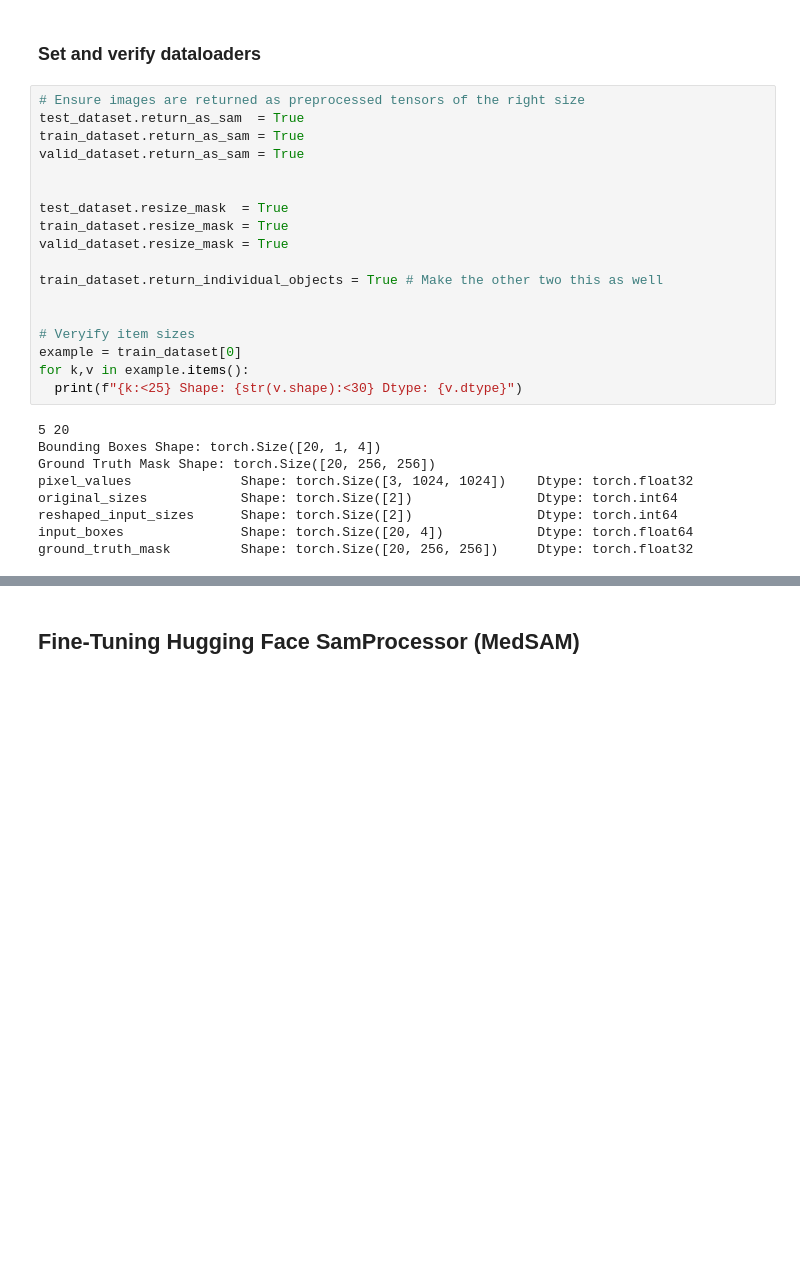
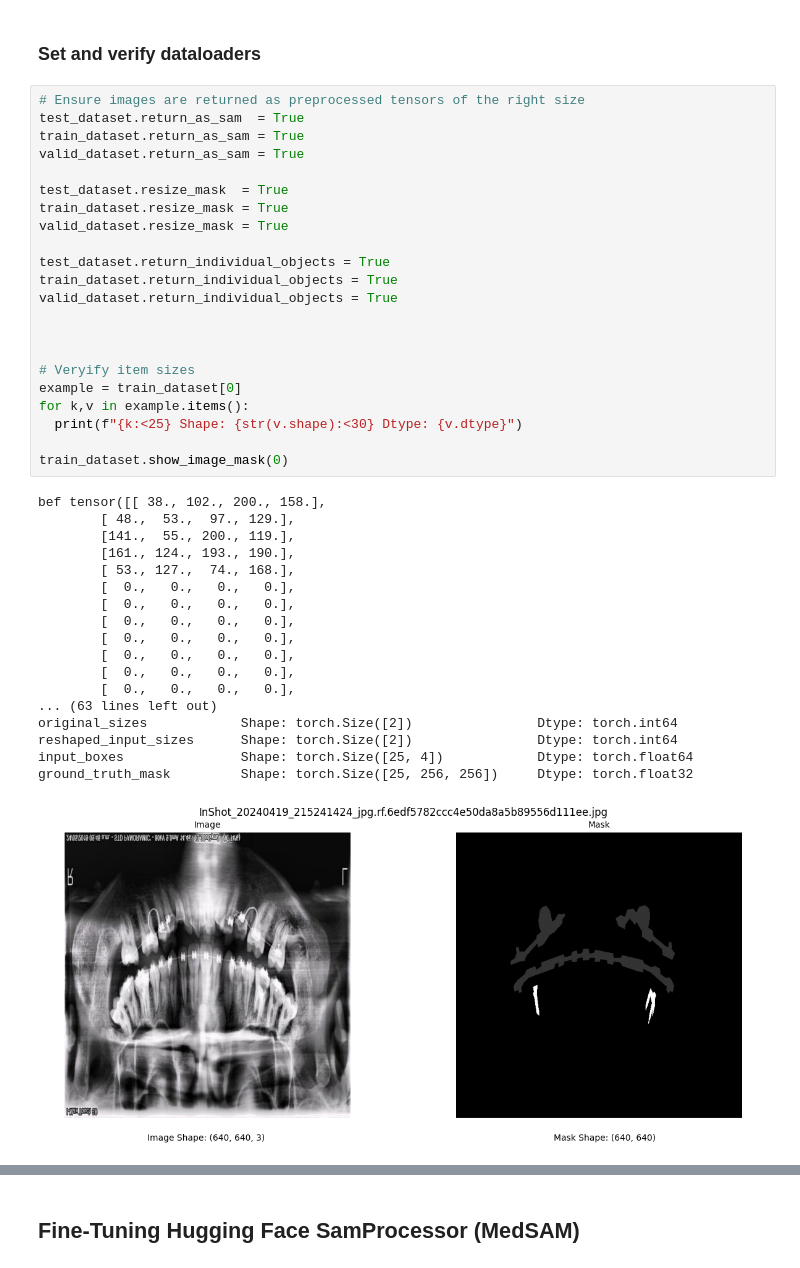
Before and after one commit to OSmith132/Automated-Dental-Segmentation, a Jupyter notebook: MedSAM_main.ipynb, the cells around one changed output, grey strips where cells are left out. Saved outputs shown, nothing was run; the diff lists cells and outputs as text; blank space fills up the shorter version.

```diff
--- a/MedSAM_main.ipynb
+++ b/MedSAM_main.ipynb
@@ -215,30 +214,44 @@ KeyboardInterrupt:
 # %%
 # Ensure images are returned as preprocessed tensors of the right size
 test_dataset.return_as_sam  = True
 train_dataset.return_as_sam = True
 valid_dataset.return_as_sam = True
 
-
 test_dataset.resize_mask  = True
 train_dataset.resize_mask = True
 valid_dataset.resize_mask = True
 
-train_dataset.return_individual_objects = True # Make the other two this as well
+test_dataset.return_individual_objects = True
+train_dataset.return_individual_objects = True
+valid_dataset.return_individual_objects = True
+
 
 
 # Veryify item sizes
 example = train_dataset[0]
 for k,v in example.items():
   print(f"{k:<25} Shape: {str(v.shape):<30} Dtype: {v.dtype}")
+
+train_dataset.show_image_mask(0)
 # %% [output]
-5 20
-Bounding Boxes Shape: torch.Size([20, 1, 4])
-Ground Truth Mask Shape: torch.Size([20, 256, 256])
-pixel_values              Shape: torch.Size([3, 1024, 1024])    Dtype: torch.float32
+bef tensor([[ 38., 102., 200., 158.],
+        [ 48.,  53.,  97., 129.],
+        [141.,  55., 200., 119.],
+        [161., 124., 193., 190.],
+        [ 53., 127.,  74., 168.],
+        [  0.,   0.,   0.,   0.],
+        [  0.,   0.,   0.,   0.],
+        [  0.,   0.,   0.,   0.],
+        [  0.,   0.,   0.,   0.],
+        [  0.,   0.,   0.,   0.],
+        [  0.,   0.,   0.,   0.],
+        [  0.,   0.,   0.,   0.],
+... (63 lines left out)
 original_sizes            Shape: torch.Size([2])                Dtype: torch.int64
 reshaped_input_sizes      Shape: torch.Size([2])                Dtype: torch.int64
-input_boxes               Shape: torch.Size([20, 4])            Dtype: torch.float64
-ground_truth_mask         Shape: torch.Size([20, 256, 256])     Dtype: torch.float32
+input_boxes               Shape: torch.Size([25, 4])            Dtype: torch.float64
+ground_truth_mask         Shape: torch.Size([25, 256, 256])     Dtype: torch.float32
+[figure, added]
 # %%
 # Set up dataloaders
 train_dataloader = DataLoader(train_dataset, batch_size=2, shuffle=True, drop_last=True)
```
Also changed, not shown: parts of 9 cells of this notebook, 1 other file.
